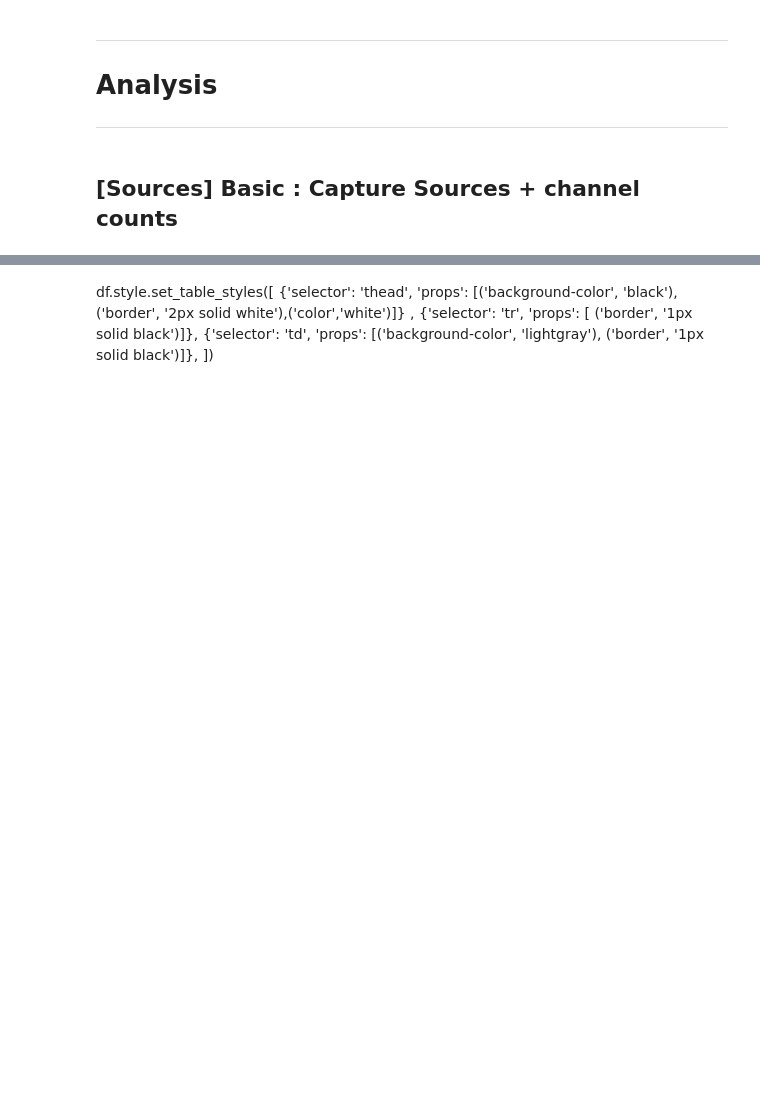
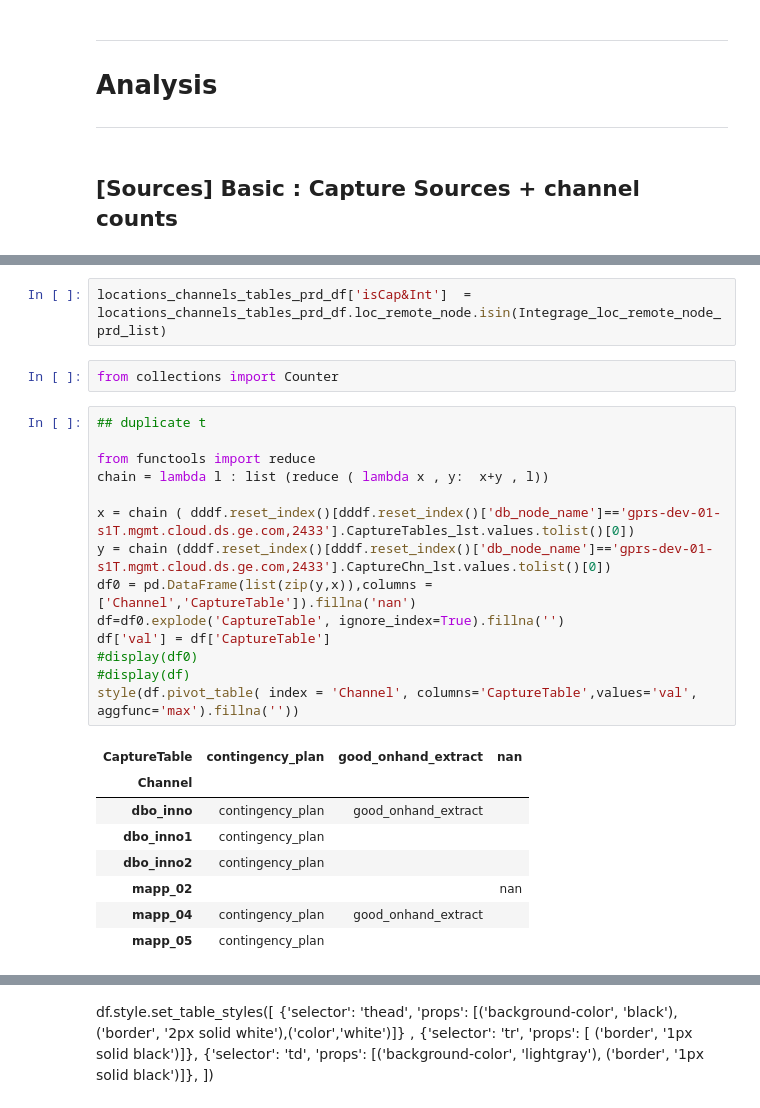
Before and after one commit to bartoszski/haskell, a Jupyter notebook: vitality/PY_LocationAnalysis.ipynb, the cells around one changed output, grey strips where cells are left out. Drawn from its saved outputs; the diff is of its cells as text; blank space fills up the shorter version.

```diff
--- a/vitality/PY_LocationAnalysis.ipynb
+++ b/vitality/PY_LocationAnalysis.ipynb
@@ -261,0 +324,27 @@ style (
+# %%
+locations_channels_tables_prd_df['isCap&Int']  = locations_channels_tables_prd_df.loc_remote_node.isin(Integrage_loc_remote_node_prd_list)
+# %%
+from collections import Counter
+# %%
+## duplicate t
+
+from functools import reduce
+chain = lambda l : list (reduce ( lambda x , y:  x+y , l))
+
+x = chain ( dddf.reset_index()[dddf.reset_index()['db_node_name']=='gprs-dev-01-s1T.mgmt.cloud.ds.ge.com,2433'].CaptureTables_lst.values.tolist()[0])
+y = chain (dddf.reset_index()[dddf.reset_index()['db_node_name']=='gprs-dev-01-s1T.mgmt.cloud.ds.ge.com,2433'].CaptureChn_lst.values.tolist()[0])
+df0 = pd.DataFrame(list(zip(y,x)),columns = ['Channel','CaptureTable']).fillna('nan')
+df=df0.explode('CaptureTable', ignore_index=True).fillna('')
+df['val'] = df['CaptureTable']
+#display(df0)
+#display(df)
+style(df.pivot_table( index = 'Channel', columns='CaptureTable',values='val', aggfunc='max').fillna(''))
+# %% [output]
+| CaptureTable | contingency_plan | good_onhand_extract | nan |
+| Channel |  |  |  |
+| dbo_inno | contingency_plan | good_onhand_extract |  |
+| dbo_inno1 | contingency_plan |  |  |
+| dbo_inno2 | contingency_plan |  |  |
+| mapp_02 |  |  | nan |
+| mapp_04 | contingency_plan | good_onhand_extract |  |
+| mapp_05 | contingency_plan |  |  |
```
Also changed, not shown: parts of 33 cells of this notebook.
